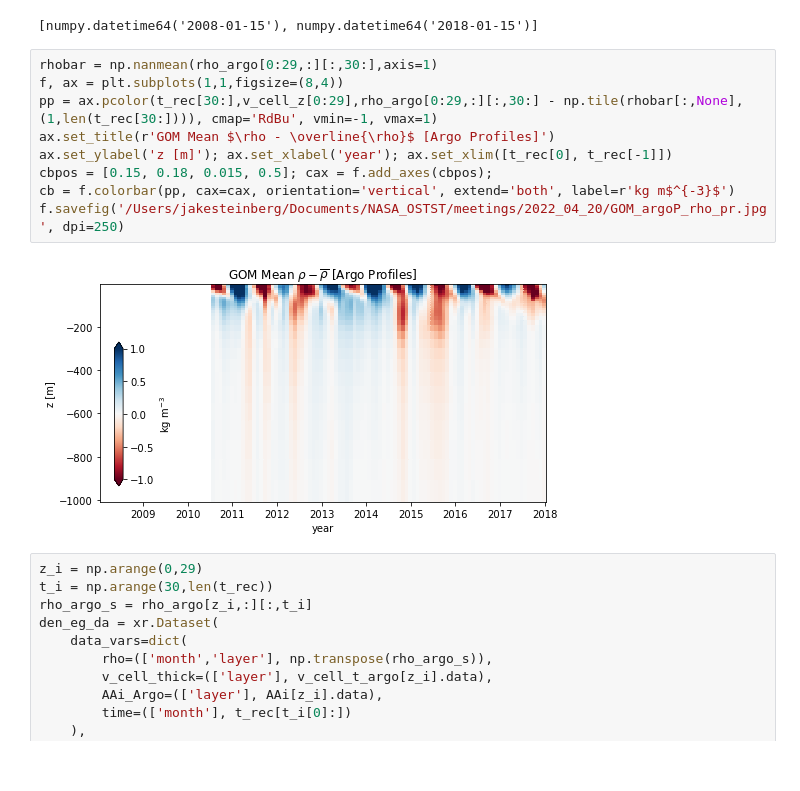
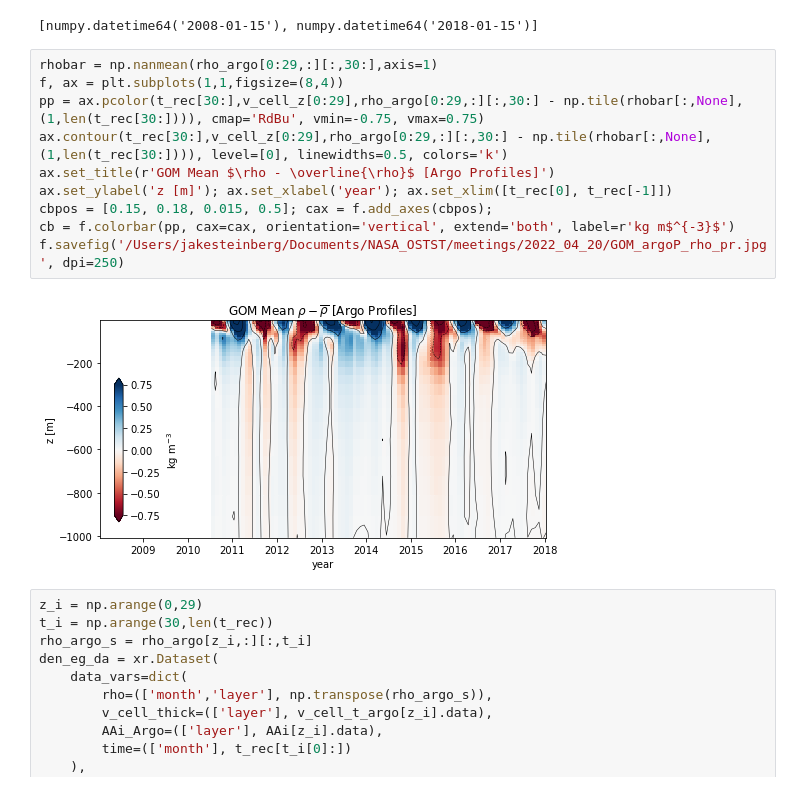
Before and after one commit to jakesteinberg/nasa_ostst, a Jupyter notebook: argo_ecco.ipynb, the cells around one changed output. Saved outputs shown, nothing was run; the diff lists cells and outputs as text.

```diff
--- a/argo_ecco.ipynb
+++ b/argo_ecco.ipynb
@@ -278,14 +278,15 @@ for i in range(len(t_rec)):
 # %%
 rhobar = np.nanmean(rho_argo[0:29,:][:,30:],axis=1)
 f, ax = plt.subplots(1,1,figsize=(8,4))
-pp = ax.pcolor(t_rec[30:],v_cell_z[0:29],rho_argo[0:29,:][:,30:] - np.tile(rhobar[:,None],(1,len(t_rec[30:]))), cmap='RdBu', vmin=-1, vmax=1)
+pp = ax.pcolor(t_rec[30:],v_cell_z[0:29],rho_argo[0:29,:][:,30:] - np.tile(rhobar[:,None],(1,len(t_rec[30:]))), cmap='RdBu', vmin=-0.75, vmax=0.75)
+ax.contour(t_rec[30:],v_cell_z[0:29],rho_argo[0:29,:][:,30:] - np.tile(rhobar[:,None],(1,len(t_rec[30:]))), level=[0], linewidths=0.5, colors='k')
 ax.set_title(r'GOM Mean $\rho - \overline{\rho}$ [Argo Profiles]')
 ax.set_ylabel('z [m]'); ax.set_xlabel('year'); ax.set_xlim([t_rec[0], t_rec[-1]])
 cbpos = [0.15, 0.18, 0.015, 0.5]; cax = f.add_axes(cbpos);
 cb = f.colorbar(pp, cax=cax, orientation='vertical', extend='both', label=r'kg m$^{-3}$')
 f.savefig('/Users/jakesteinberg/Documents/NASA_OSTST/meetings/2022_04_20/GOM_argoP_rho_pr.jpg', dpi=250)
 # %% [output]
-[figure, old version]
+[figure, new version]
 # %%
 z_i = np.arange(0,29)
 t_i = np.arange(30,len(t_rec))
```
Also changed, not shown: parts of 1 cell of this notebook, 4 other files.
